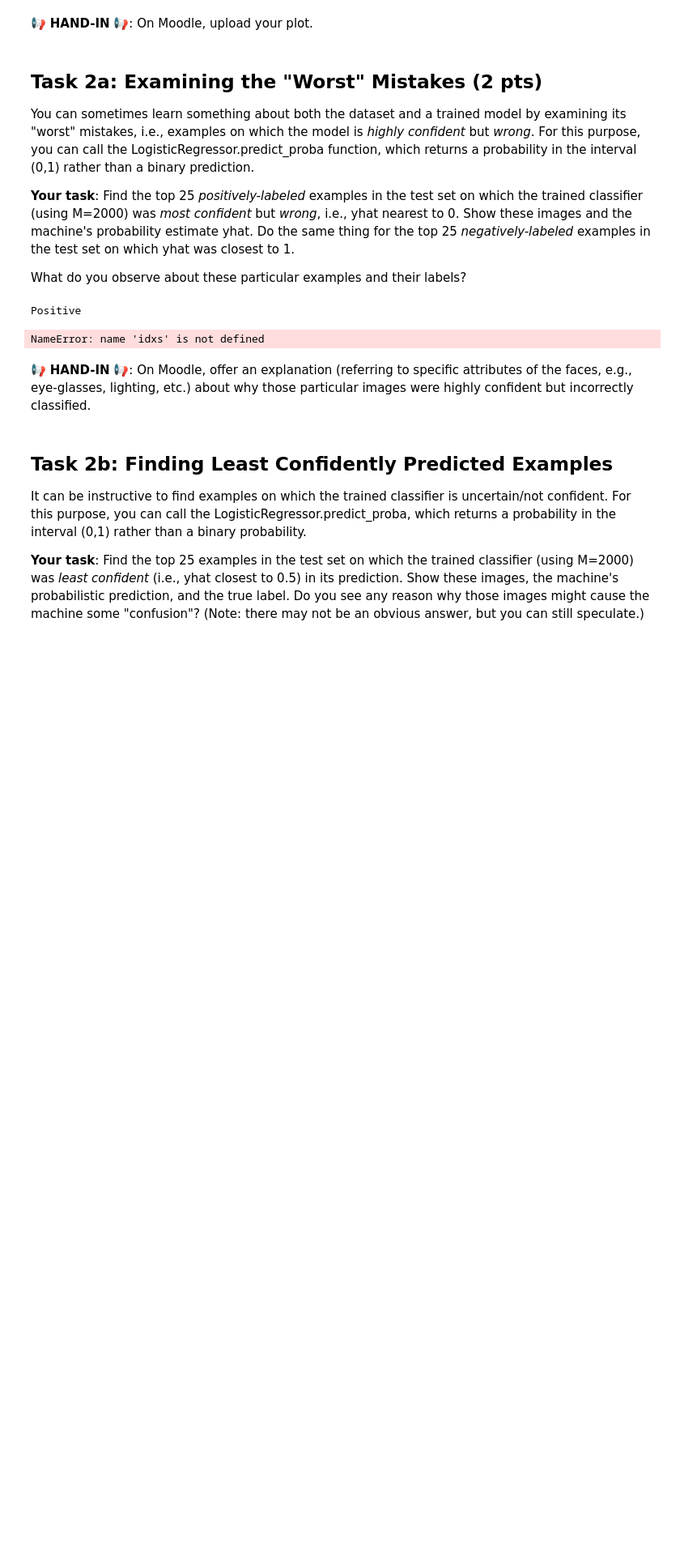
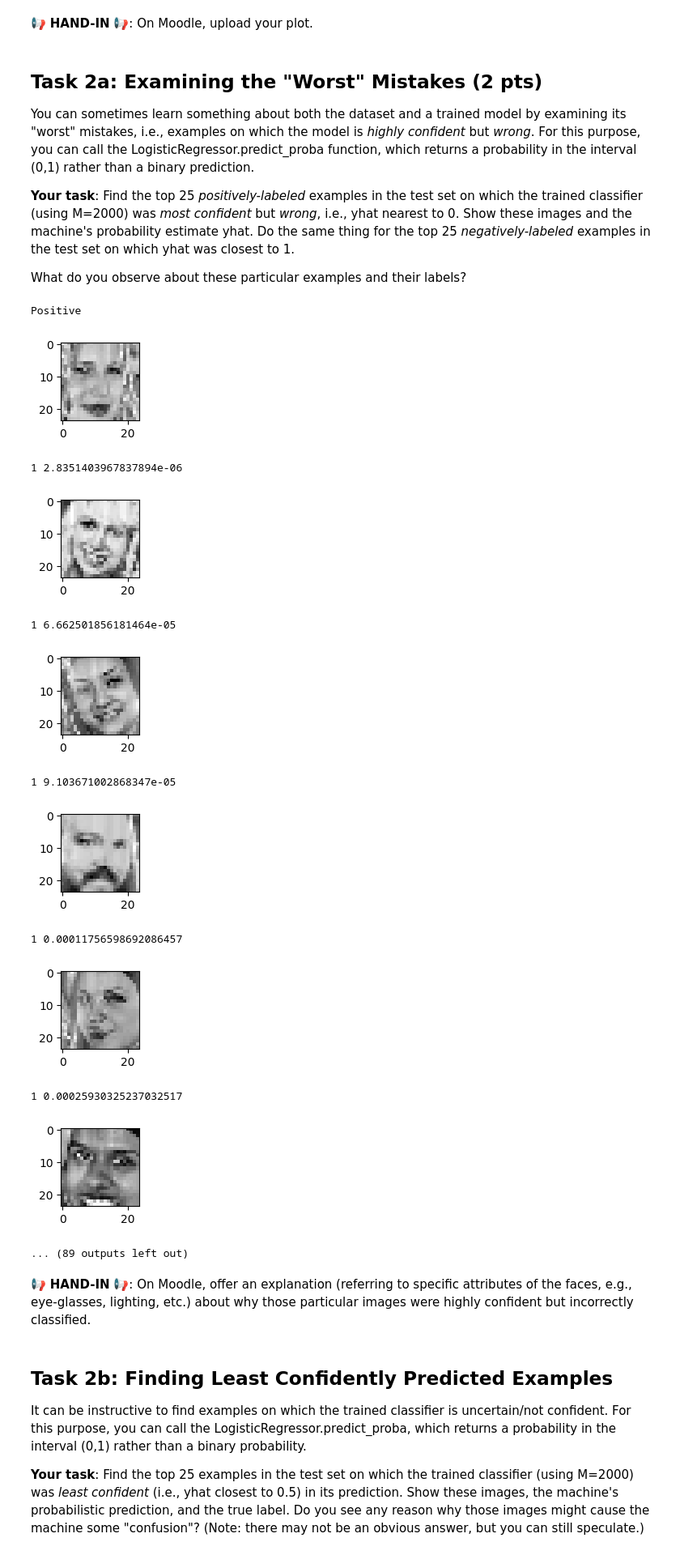
Before and after one commit to linusscodingg/IML_FS26_Prak, a Jupyter notebook: week4/L04_Logistic_Regression.ipynb, the cells around one changed output. Shown at 81% size. Drawn from its saved outputs; the diff is of its cells as text; code cells hidden in the pictures; blank space fills up the shorter version.

```diff
--- a/week4/L04_Logistic_Regression.ipynb
+++ b/week4/L04_Logistic_Regression.ipynb
@@ -136,19 +129,34 @@ def show (idxs):
     ax.imshow(testingFaces[idx,:].reshape(24,24), cmap='gray')
     plt.show()
     print(testingLabels[idx], yhat[idx])
-# %%
-# In the line below, ",1" picks out the probability of the positive class (smile)
-yhat = logisticRegressor.predict_proba(testingFaces)[:,1]
-
-print("Positive")
-# TODO: find the top 25 least worst mistakes for the positive examples
-show(idxs)
-print("Negative")
-# TODO: find the top 25 least worst mistakes for the negative examples
-show(idxs)
-# %% [output]
-Positive
-NameError: name 'idxs' is not defined
+# %%
+yhat = logisticRegressor.predict_proba(testingFaces)[:,1]
+
+print("Positive")
+positiveIdxs = np.where(testingLabels == 1)[0]
+sortedIdxs = positiveIdxs[np.argsort(yhat[positiveIdxs])]
+idxs = sortedIdxs[:25]
+show(idxs)
+
+print("Negative")
+negativeIdxs = np.where(testingLabels == 0)[0]
+sortedIdxs = negativeIdxs[np.argsort(yhat[negativeIdxs])[::-1]]
+idxs = sortedIdxs[:25]
+show(idxs)
+# %% [output]
+Positive
+[figure, added]
+1 2.8351403967837894e-06
+[figure, added]
+1 6.662501856181464e-05
+[figure, added]
+1 9.103671002868347e-05
+[figure, added]
+1 0.00011756598692086457
+[figure, added]
+1 0.00025930325237032517
+[figure, added]
+... (89 outputs left out)
 # %% [markdown]
 📢 **HAND-IN** 📢:
 On Moodle, offer an explanation (referring to specific attributes of the faces, e.g., eye-glasses, lighting, etc.) about why those particular images were highly confident but incorrectly classified.
```
Also changed, not shown: parts of 8 cells of this notebook.
